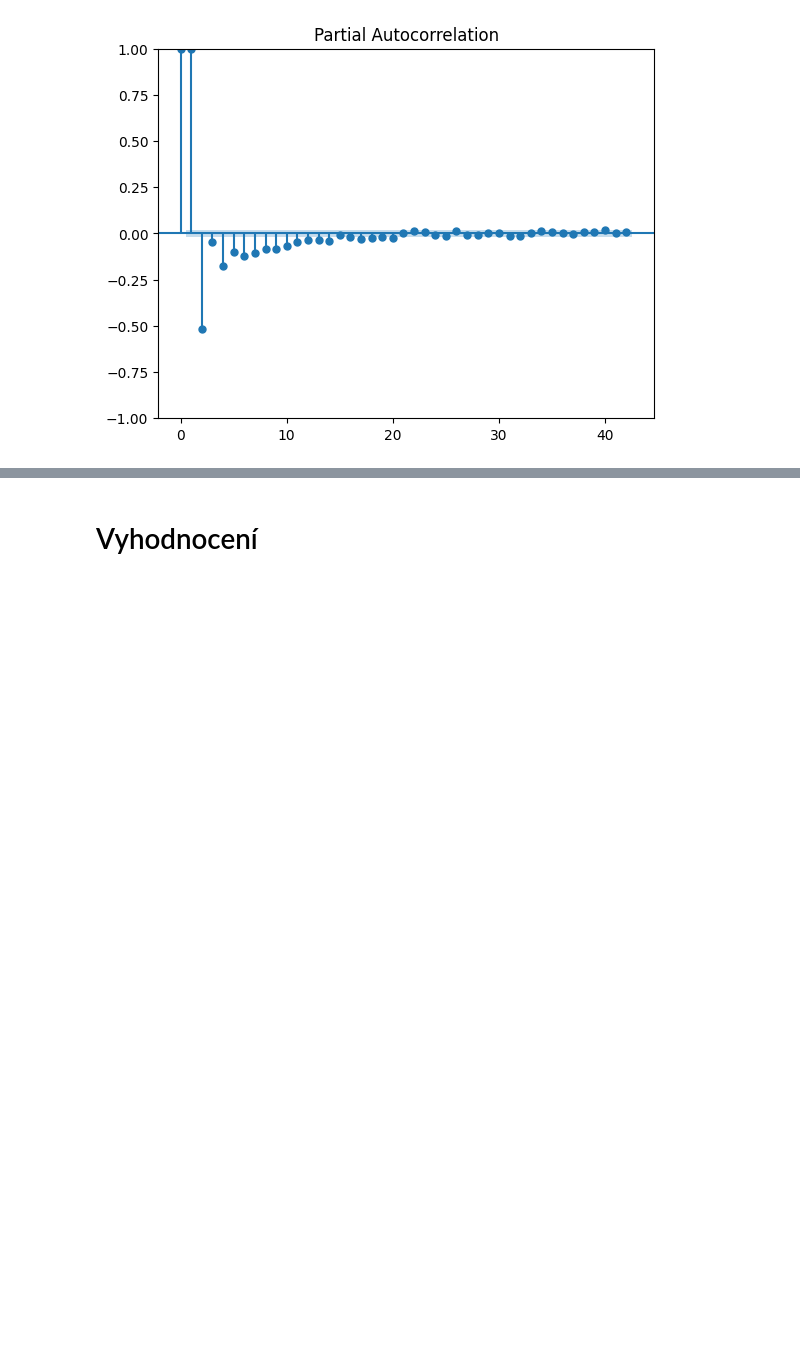
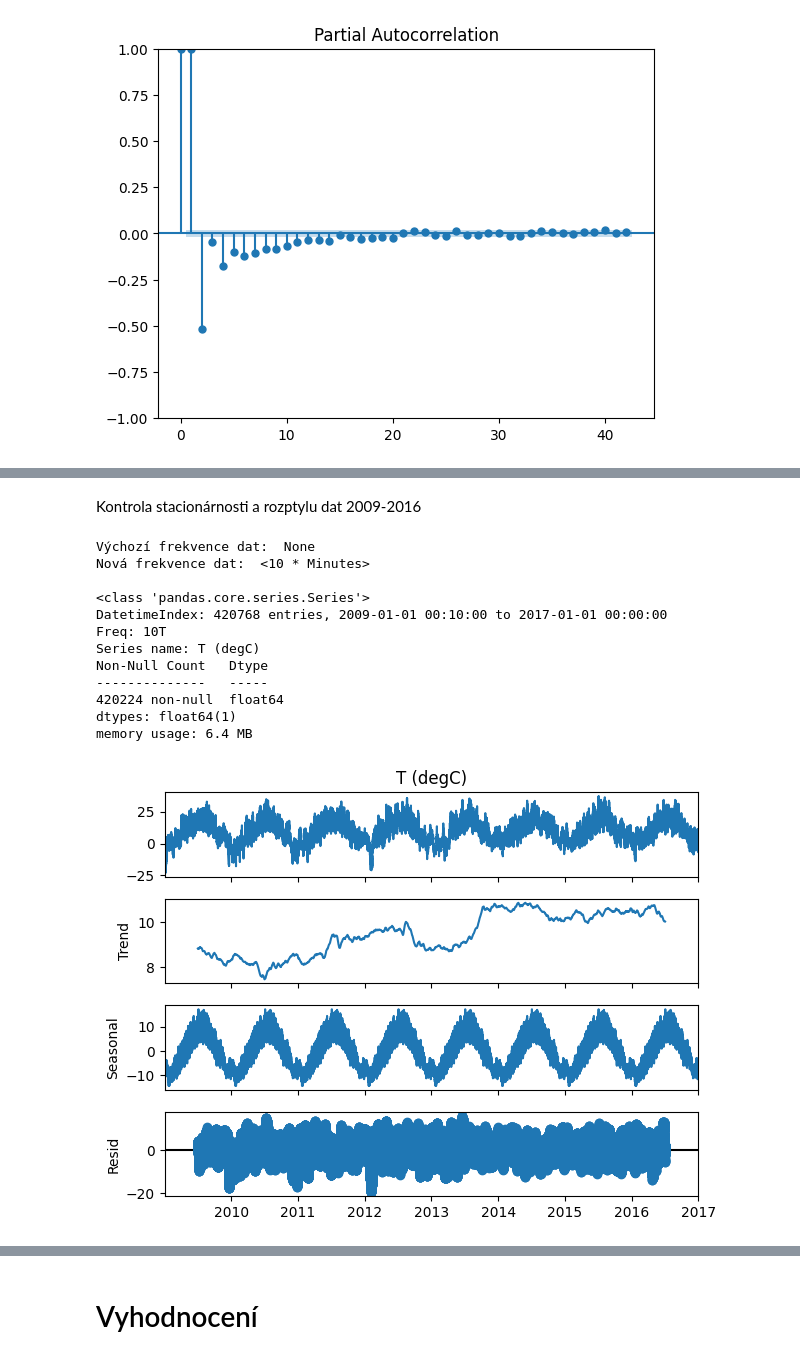
Before and after one commit to OK2JKZ/Temperature_forecasting, a Jupyter notebook: Temperature_forecasting.ipynb, the cells around one changed output, grey strips where cells are left out. Cells and saved outputs as stored; diff of their text form; code cells hidden in the pictures; blank space fills up the shorter version.

```diff
--- a/Temperature_forecasting.ipynb
+++ b/Temperature_forecasting.ipynb
@@ -724,3 +802,53 @@ p-value: 0.01
 look-up table. The actual p-value is smaller than the p-value returned.
 
   result = kpss(temperature.dropna(), regression='c')
+# %% [markdown]
+Kontrola stacionárnosti a rozptylu dat 2009-2016
+# %%
+import pandas as pd
+import matplotlib.pyplot as plt
+from statsmodels.tsa.seasonal import seasonal_decompose
+
+# Načtení dat
+alldata = pd.read_csv('jena_climate_2009_2016.csv', parse_dates=['Date Time'], index_col='Date Time')
+alldata.index = pd.to_datetime(alldata.index, format='%d.%m.%Y %H:%M:%S')
+
+# Check for duplicate index values
+allduplicate_idx = alldata.index.duplicated()
+
+# If duplicates exist, decide how to handle them.
+# Here's one approach - keep the first occurrence
+if allduplicate_idx.any():
+  alldata = alldata[~allduplicate_idx]
+
+print('Výchozí frekvence dat: ', alldata.index.freq)
+alldata = alldata.asfreq('10min')  # frekvence 10 minut
+print('Nová frekvence dat: ', alldata.index.freq)
+print()
+
+alltemperature = alldata['T (degC)']
+alltemperature.info()
+print()
+alltemperature.describe()
+print()
+# Handle missing values by interpolation
+alltemperature = alltemperature.interpolate()
+
+result = seasonal_decompose(alltemperature, model='additive', period=52560)
+# period=52560: x must have 2 complete cycles requires 105120 observations
+result.plot()
+plt.show()
+# %% [output]
+Výchozí frekvence dat:  None
+Nová frekvence dat:  <10 * Minutes>
+
+<class 'pandas.core.series.Series'>
+DatetimeIndex: 420768 entries, 2009-01-01 00:10:00 to 2017-01-01 00:00:00
+Freq: 10T
+Series name: T (degC)
+Non-Null Count   Dtype
+--------------   -----
+420224 non-null  float64
+dtypes: float64(1)
+memory usage: 6.4 MB
+[figure, added]
```
Also changed, not shown: parts of 28 cells of this notebook.
